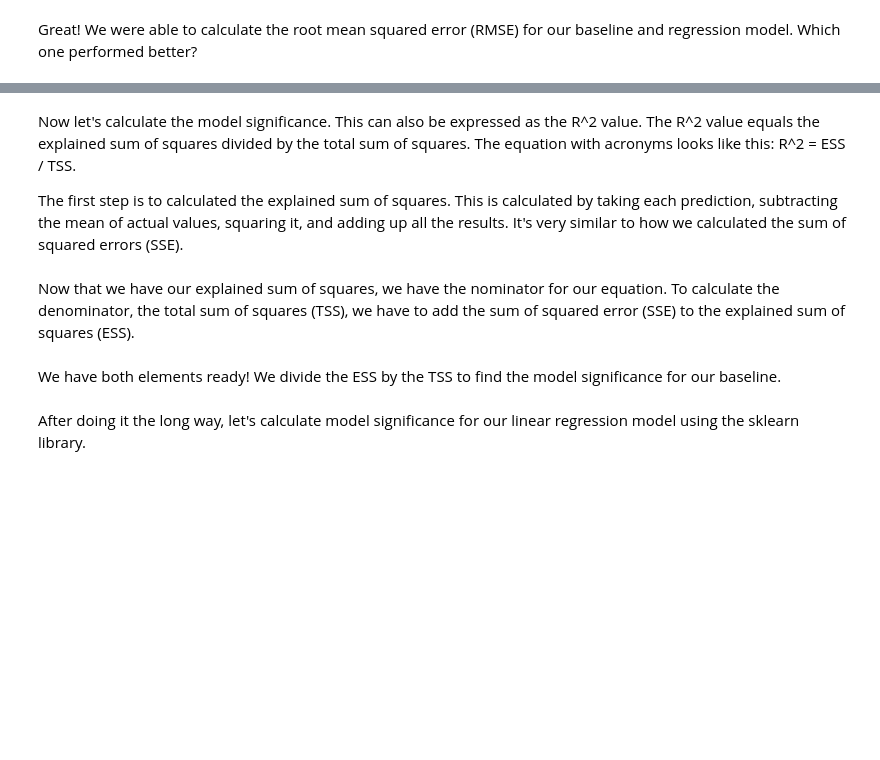
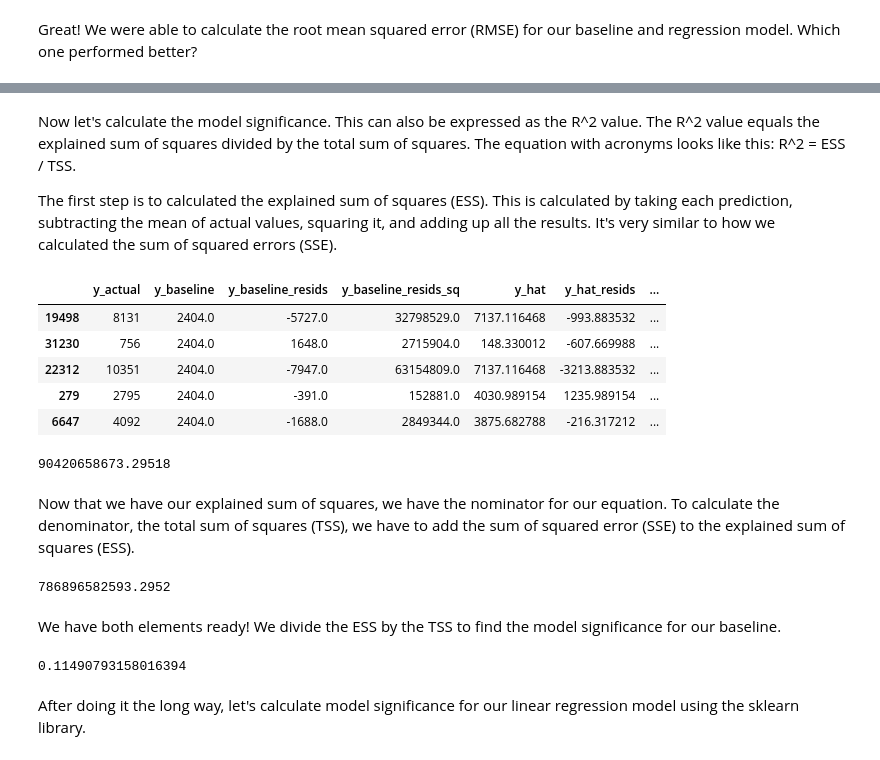
Before and after one commit to CodeupClassroom/somerville-regression, a Jupyter notebook: evaluation_lesson.ipynb, the cells around one changed output, grey strips where cells are left out. Drawn from its saved outputs; the diff is of its cells as text; code cells hidden in the pictures; blank space fills up the shorter version.

```diff
--- a/evaluation_lesson.ipynb
+++ b/evaluation_lesson.ipynb
@@ -68,10 +145,35 @@ Great! We were able to calculate the root mean squared error (RMSE) for our base
 # %% [markdown]
 Now let's calculate the model significance. This can also be expressed as the R^2 value. The R^2 value equals the explained sum of squares divided by the total sum of squares. The equation with acronyms looks like this: R^2 = ESS / TSS.
 
-The first step is to calculated the explained sum of squares. This is calculated by taking each prediction, subtracting the mean of actual values, squaring it, and adding up all the results. It's very similar to how we calculated the sum of squared errors (SSE).
+The first step is to calculated the explained sum of squares (ESS). This is calculated by taking each prediction, subtracting the mean of actual values, squaring it, and adding up all the results. It's very similar to how we calculated the sum of squared errors (SSE).
+# %%
+preds['y_baseline_minus_mean'] = preds['y_baseline'] - preds['y_actual'].mean()
+preds.head()
+# %% [output]
+|  | y_actual | y_baseline | y_baseline_resids | y_baseline_resids_sq | y_hat | y_hat_resids | ... |
+| 19498 | 8131 | 2404.0 | -5727.0 | 32798529.0 | 7137.116468 | -993.883532 | ... |
+| 31230 | 756 | 2404.0 | 1648.0 | 2715904.0 | 148.330012 | -607.669988 | ... |
+| 22312 | 10351 | 2404.0 | -7947.0 | 63154809.0 | 7137.116468 | -3213.883532 | ... |
+| 279 | 2795 | 2404.0 | -391.0 | 152881.0 | 4030.989154 | 1235.989154 | ... |
+| 6647 | 4092 | 2404.0 | -1688.0 | 2849344.0 | 3875.682788 | -216.317212 | ... |
+# %%
+ess_baseline = sum(preds['y_baseline_minus_mean'] ** 2)
+ess_baseline
+# %% [output]
+90420658673.29518
 # %% [markdown]
 Now that we have our explained sum of squares, we have the nominator for our equation. To calculate the denominator, the total sum of squares (TSS), we have to add the sum of squared error (SSE) to the explained sum of squares (ESS).
+# %%
+tss_baseline = sse_baseline + ess_baseline
+tss_baseline
+# %% [output]
+786896582593.2952
 # %% [markdown]
 We have both elements ready! We divide the ESS by the TSS to find the model significance for our baseline.
+# %%
+r_baseline = ess_baseline / tss_baseline
+r_baseline
+# %% [output]
+0.11490793158016394
 # %% [markdown]
 After doing it the long way, let's calculate model significance for our linear regression model using the sklearn library.
```
Also changed, not shown: parts of 12 cells of this notebook.
